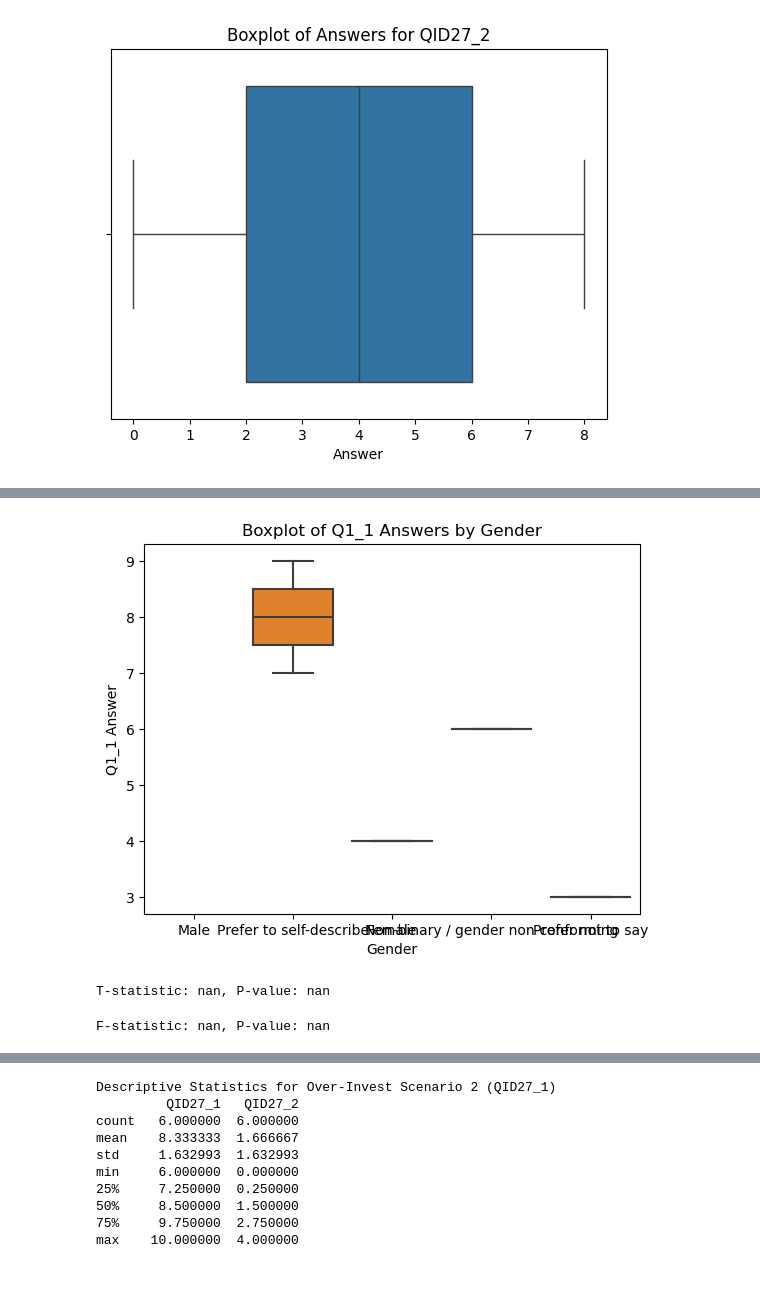
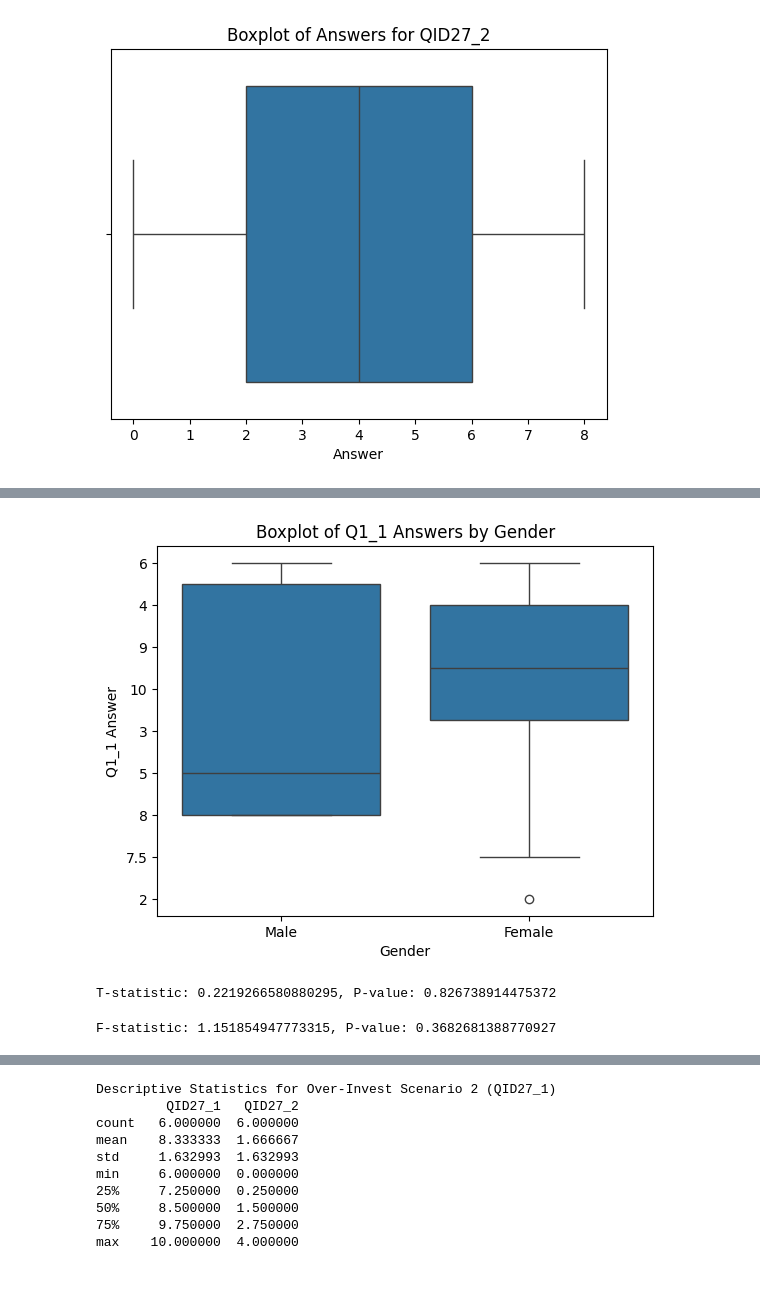
Before and after one commit to RamanEbrahimi/Research, a Jupyter notebook: Explainable AI/Survey/Survey Code.ipynb, the cells around one changed output, grey strips where cells are left out. Cells and saved outputs as stored; diff of their text form; code cells hidden in the pictures.

Commit message:
figure updates

```diff
--- a/Explainable AI/Survey/Survey Code.ipynb
+++ b/Explainable AI/Survey/Survey Code.ipynb
@@ -13,6 +13,11 @@ df_1 = pd.read_csv(scenario_1_file_path)
 df_2 = pd.read_csv(scenario_2_file_path)
 df_3 = pd.read_csv(scenario_3_file_path)
 df_4 = pd.read_csv(scenario_4_file_path)
+
+df_1 = df_1[2:].copy()
+df_2 = df_2[2:].copy()
+df_3 = df_3[2:].copy()
+df_4 = df_4[2:].copy()
 # %%
 df = df_2
 print(df.columns)
@@ -77,12 +99,12 @@ plt.show()
 # %%
 # Boxplot of Q1_1 answers by gender (assuming Q15 is gender)
-sns.boxplot(x='QID16', y='QID31_1', data=df_filtered)
+sns.boxplot(x='QID16', y='QID27_1', data=df_filtered)
 plt.title('Boxplot of Q1_1 Answers by Gender')
 plt.xlabel('Gender')
 plt.ylabel('Q1_1 Answer')
 plt.show()
 # %% [output]
-[figure, old version]
+[figure, new version]
 # %%
 # # Violin plot for Q1 questions
 # for col in q1_columns:
@@ -93,21 +115,21 @@ plt.show()
 #     plt.show()
 # %%
 from scipy import stats
-# Example: Compare Q1_1 answers between male and female respondents
-male_answers = df_filtered[df_filtered['QID16'] == 'Male']['QID31_1'].dropna().astype(float)
-female_answers = df_filtered[df_filtered['QID16'] == 'Female']['QID31_1'].dropna().astype(float)
+# Example: Compare answers between male and female respondents
+male_answers = df_filtered[df_filtered['QID16'] == 'Male']['QID27_1'].dropna().astype(float)
+female_answers = df_filtered[df_filtered['QID16'] == 'Female']['QID27_1'].dropna().astype(float)
 t_stat, p_value = stats.ttest_ind(male_answers, female_answers)
 print(f"T-statistic: {t_stat}, P-value: {p_value}")
 # %% [output]
-T-statistic: nan, P-value: nan
+T-statistic: 0.2219266580880295, P-value: 0.826738914475372
 # %%
 # Example: ANOVA test for Q1_1 across education levels (Q18 is education level)
 df_filtered['QID19'] = df_filtered['QID19'].astype('category')
-groups = [group.dropna().astype(float) for name, group in df_filtered.groupby('QID19')['QID31_1']]
+groups = [group.dropna().astype(float) for name, group in df_filtered.groupby('QID19')['QID27_1']]
 f_stat, p_value = stats.f_oneway(*groups)
 print(f"F-statistic: {f_stat}, P-value: {p_value}")
 # %% [output]
-F-statistic: nan, P-value: nan
+F-statistic: 1.151854947773315, P-value: 0.3682681388770927
 # %%
 # Bar plot for gender
 df_filtered['QID16'].value_counts().plot(kind='bar')
```
Also changed, not shown: parts of 4 cells of this notebook, 8 other files.
